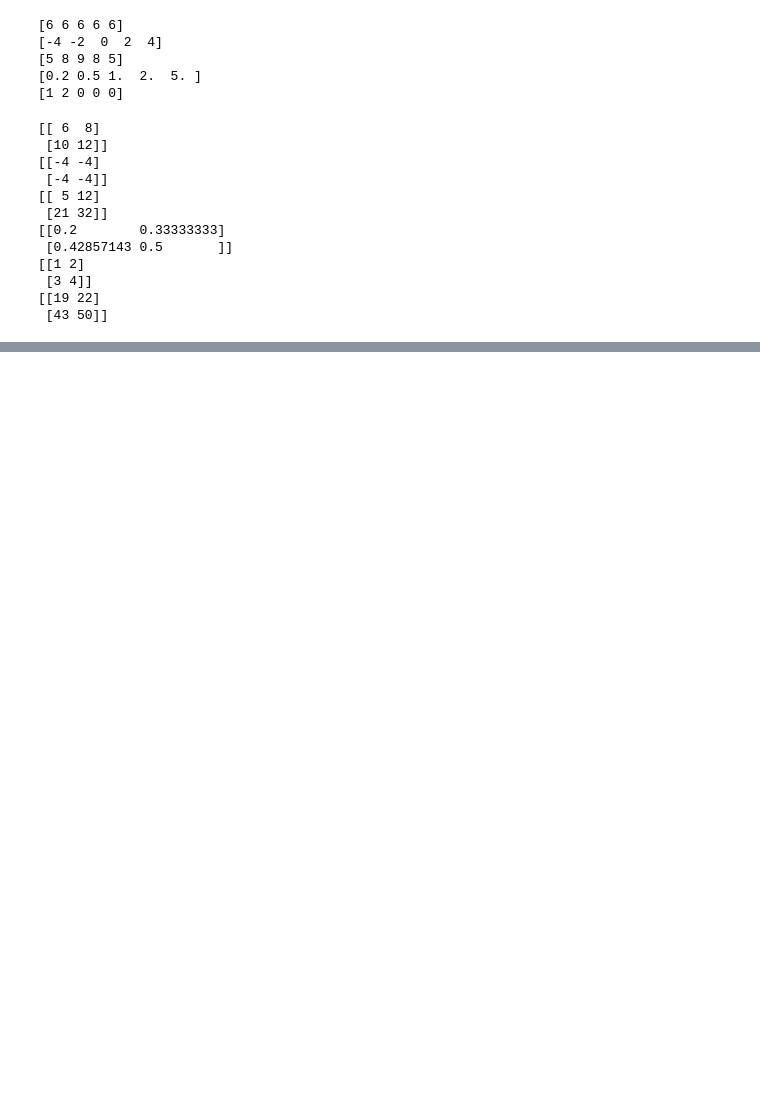
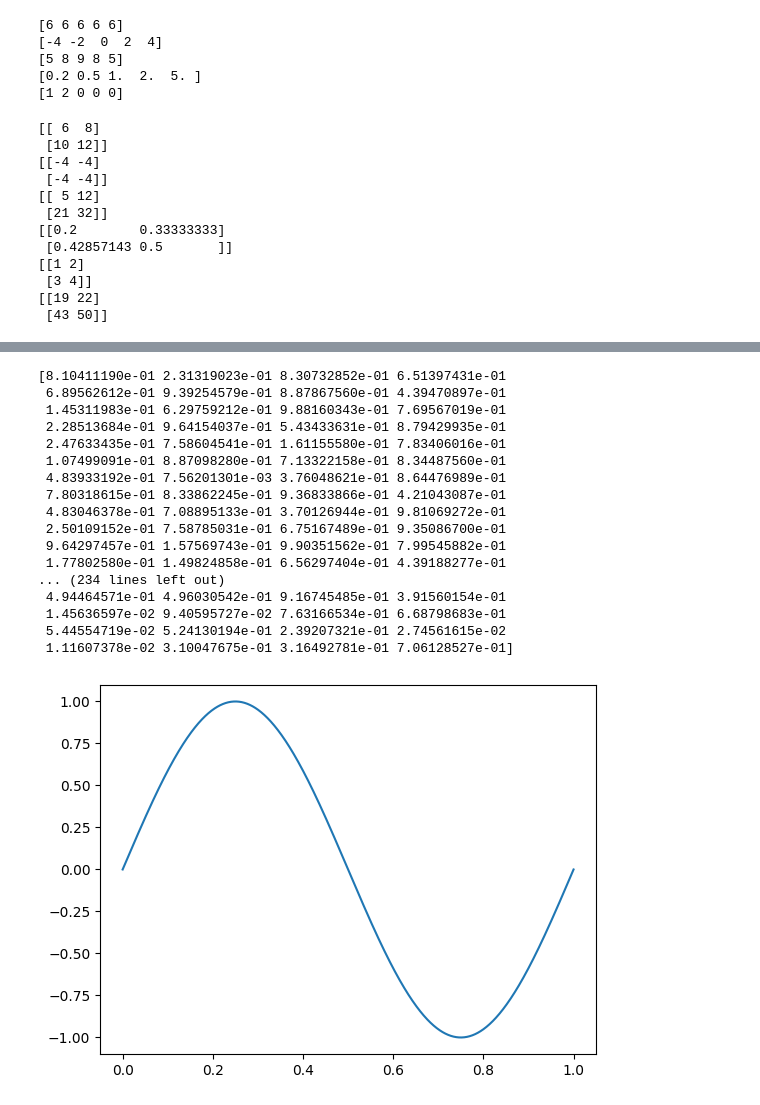
Before and after one commit to harsha-bharadwaj100/Data-Science-Course, a Jupyter notebook: basic-numpy.ipynb, the cells around one changed output, grey strips where cells are left out. Cells and saved outputs as stored; diff of their text form; code cells hidden in the pictures; blank space fills up the shorter version.

```diff
--- a/basic-numpy.ipynb
+++ b/basic-numpy.ipynb
@@ -76,0 +309,28 @@ print(a[1:4])
+# %%
+# create a random number array with 1000 elements
+random_numbers = np.random.uniform(0, 1, 1000)
+print(random_numbers)
+# create a sine wave with 1000 elements
+sine_wave = np.sin(np.linspace(0, 2 * np.pi, 1000))
+# plot the sine wave
+plt.plot(np.linspace(0, 1, 1000), sine_wave, label="Sine Wave")
+plt.show()
+# %% [output]
+[8.10411190e-01 2.31319023e-01 8.30732852e-01 6.51397431e-01
+ 6.89562612e-01 9.39254579e-01 8.87867560e-01 4.39470897e-01
+ 1.45311983e-01 6.29759212e-01 9.88160343e-01 7.69567019e-01
+ 2.28513684e-01 9.64154037e-01 5.43433631e-01 8.79429935e-01
+ 2.47633435e-01 7.58604541e-01 1.61155580e-01 7.83406016e-01
+ 1.07499091e-01 8.87098280e-01 7.13322158e-01 8.34487560e-01
+ 4.83933192e-01 7.56201301e-03 3.76048621e-01 8.64476989e-01
+ 7.80318615e-01 8.33862245e-01 9.36833866e-01 4.21043087e-01
+ 4.83046378e-01 7.08895133e-01 3.70126944e-01 9.81069272e-01
+ 2.50109152e-01 7.58785031e-01 6.75167489e-01 9.35086700e-01
+ 9.64297457e-01 1.57569743e-01 9.90351562e-01 7.99545882e-01
+ 1.77802580e-01 1.49824858e-01 6.56297404e-01 4.39188277e-01
+... (234 lines left out)
+ 4.94464571e-01 4.96030542e-01 9.16745485e-01 3.91560154e-01
+ 1.45636597e-02 9.40595727e-02 7.63166534e-01 6.68798683e-01
+ 5.44554719e-02 5.24130194e-01 2.39207321e-01 2.74561615e-02
+ 1.11607378e-02 3.10047675e-01 3.16492781e-01 7.06128527e-01]
+[figure, added]
```
Also changed, not shown: parts of 30 cells of this notebook.
